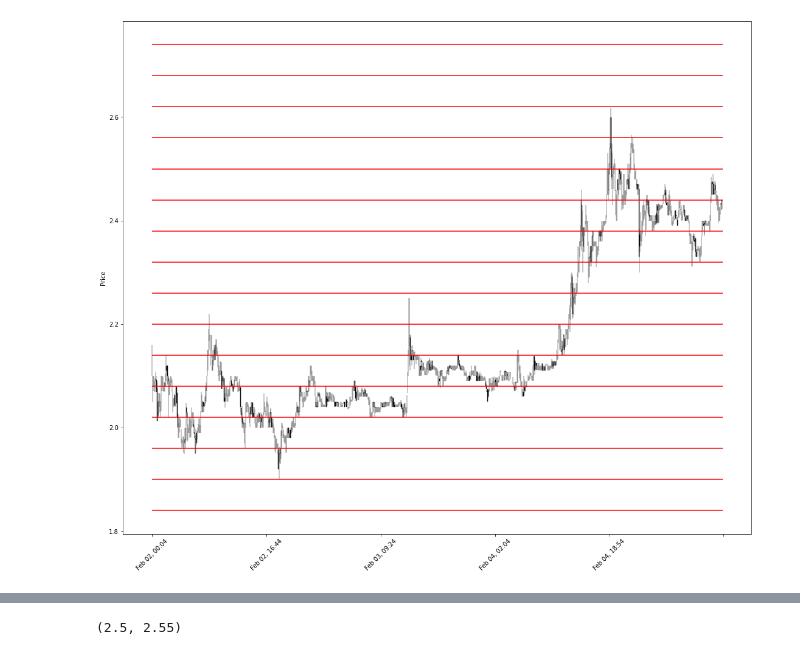
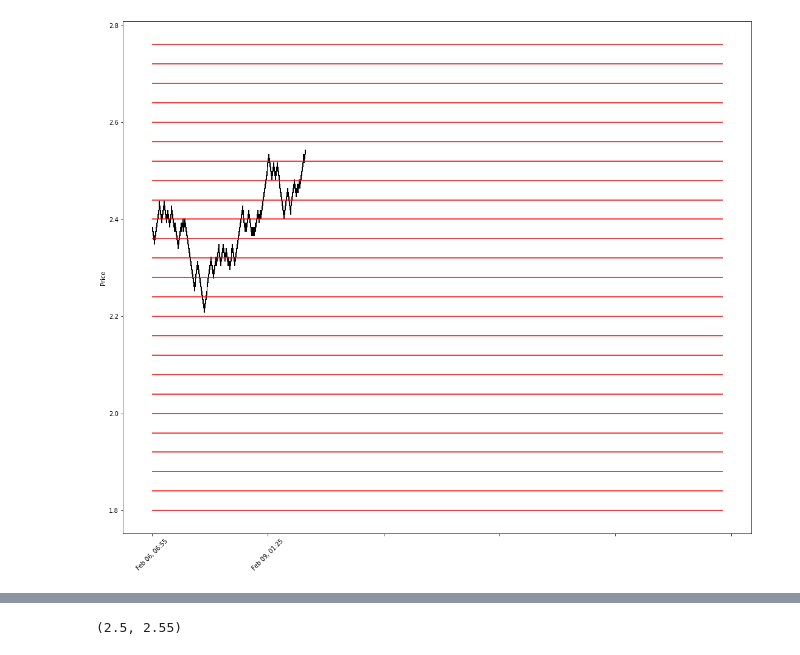
Before and after one commit to jmarcolan/mercado_bitcoin, a Jupyter notebook: Conferindo.ipynb, the cells around one changed output, grey strips where cells are left out. Saved outputs shown, nothing was run; the diff lists cells and outputs as text; code cells hidden in the pictures.

```diff
--- a/Conferindo.ipynb
+++ b/Conferindo.ipynb
@@ -11,3 +17,2 @@ import mplfinance as mpf
 # %%
-r_existe_dados, bd_candle = pd.pega_dados_since_db(5000)
-valores_para_ser_acionado = list(np.arange(1, 5, 0.06))
+valores_para_ser_acionado = list(np.arange(1, 5, 0.04))
@@ -36,17 +21,17 @@ ls_valeos = list(filter(lambda x: x> 1.8 and x<2.8, valores_para_ser_acionado))
 # %%
 fig, ax = plt.subplots(1,1)
 fig.set_size_inches(18.5, 15.5)
 # ax.scatter(bd_candle.index[:], bd_candle["close"])
-mpf.plot(bd_candle,type='candle',ax=ax)
+mpf.plot(bd_candle,type='renko',ax=ax)
 
 
 # ax.ylim([1, 4])
 for linha in ls_valeos:
 #     print(linha)
     ax.hlines(linha, xmin=0, xmax=len(bd_candle), color='r', linestyle='-')
 
 # ax.show()
 # %% [output]
-[figure, old version]
+[figure, new version]
 # %%
 # valores_para_ser_acionado[5] % 0.06 == 0
```
Also changed, not shown: parts of 9 cells of this notebook, 4 other files.
